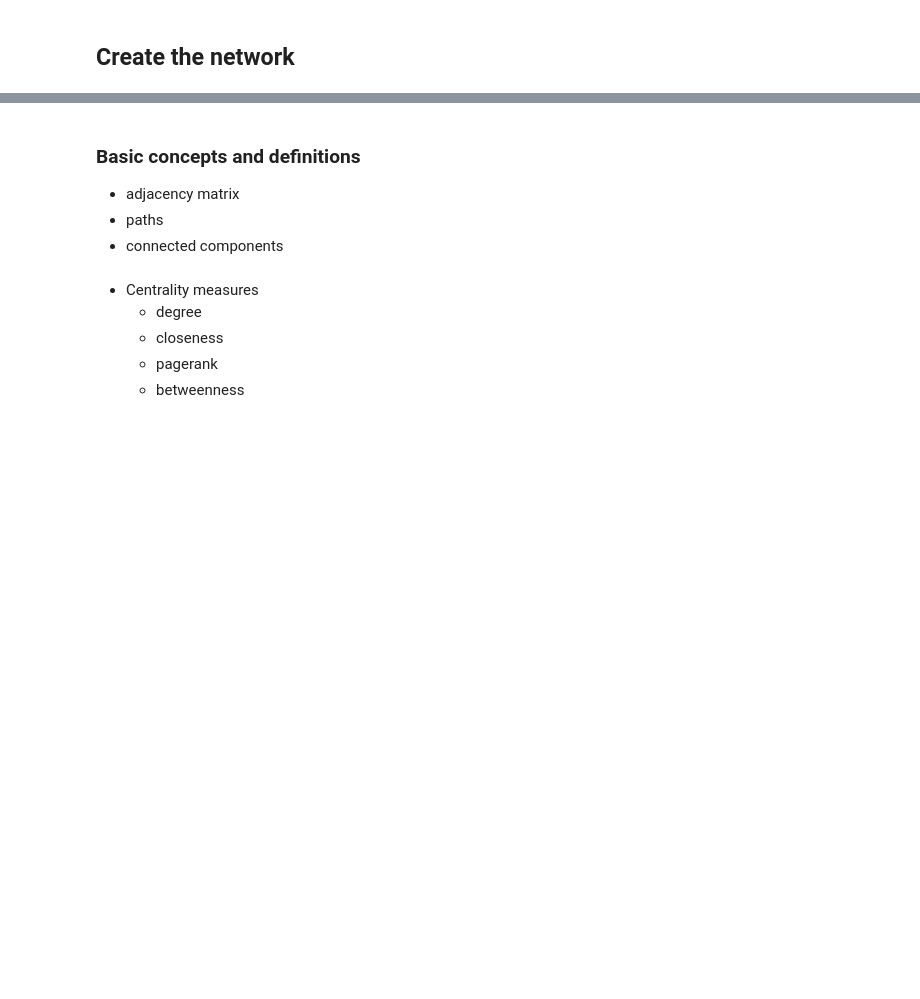
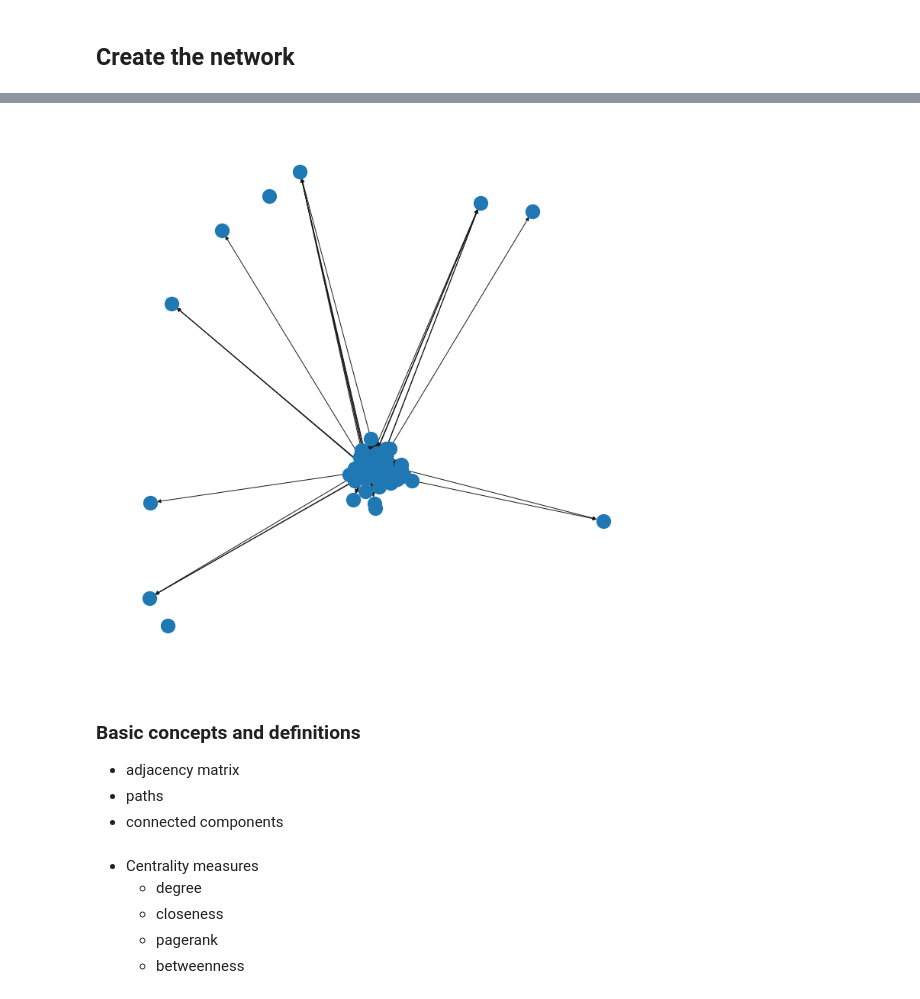
Before and after one commit to andygubser/bike_network_analysis, a Jupyter notebook: scripts/bike_network_analysis_nyc.ipynb, the cells around one changed output, grey strips where cells are left out. Saved outputs shown, nothing was run; the diff lists cells and outputs as text; code cells hidden in the pictures; blank space fills up the shorter version.

```diff
--- a/scripts/bike_network_analysis_nyc.ipynb
+++ b/scripts/bike_network_analysis_nyc.ipynb
@@ -50,0 +153,7 @@ for _, edge in df_graph.iterrows():
+# %%
+coords = nx.spring_layout(bike_graph, scale=50)
+plt.figure(figsize=(10,10))
+nx.draw(bike_graph,
+       pos=coords)
+# %% [output]
+[figure, added]
```
Also changed, not shown: parts of 16 cells of this notebook, 3 other files.
